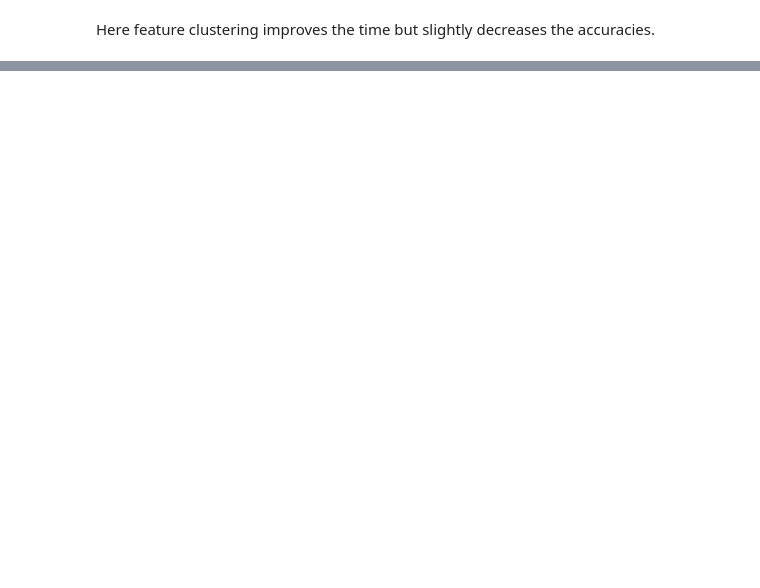
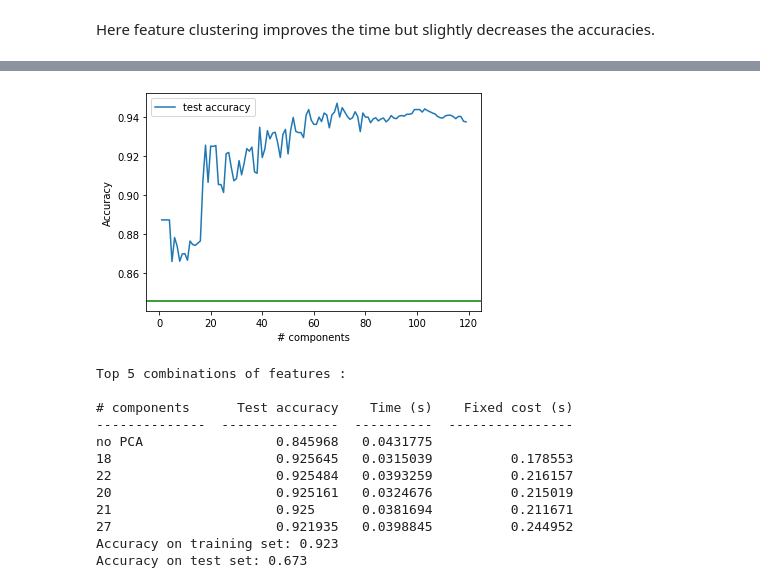
Before and after one commit to roussieau/masterthesis, a Jupyter notebook: src/machine_learning/NaiveBayes/principal_components_analysis.ipynb, the cells around one changed output, grey strips where cells are left out. Saved outputs shown, nothing was run; the diff lists cells and outputs as text; code cells hidden in the pictures; blank space fills up the shorter version.

```diff
--- a/src/machine_learning/NaiveBayes/principal_components_analysis.ipynb
+++ b/src/machine_learning/NaiveBayes/principal_components_analysis.ipynb
@@ -33,0 +86,16 @@ Here feature clustering improves the time but slightly decreases the accuracies.
+# %%
+PCA_snapshot('../../dumps/time_analysis/threshold_3/3_20190615_31000.csv','bernoulli','../')
+# %% [output]
+[figure, added]
+Top 5 combinations of features :
+
+# components      Test accuracy    Time (s)    Fixed cost (s)
+--------------  ---------------  ----------  ----------------
+no PCA                 0.845968   0.0431775
+18                     0.925645   0.0315039          0.178553
+22                     0.925484   0.0393259          0.216157
+20                     0.925161   0.0324676          0.215019
+21                     0.925      0.0381694          0.211671
+27                     0.921935   0.0398845          0.244952
+Accuracy on training set: 0.923
+Accuracy on test set: 0.673
```
Also changed, not shown: parts of 6 cells of this notebook, 11 other files.
